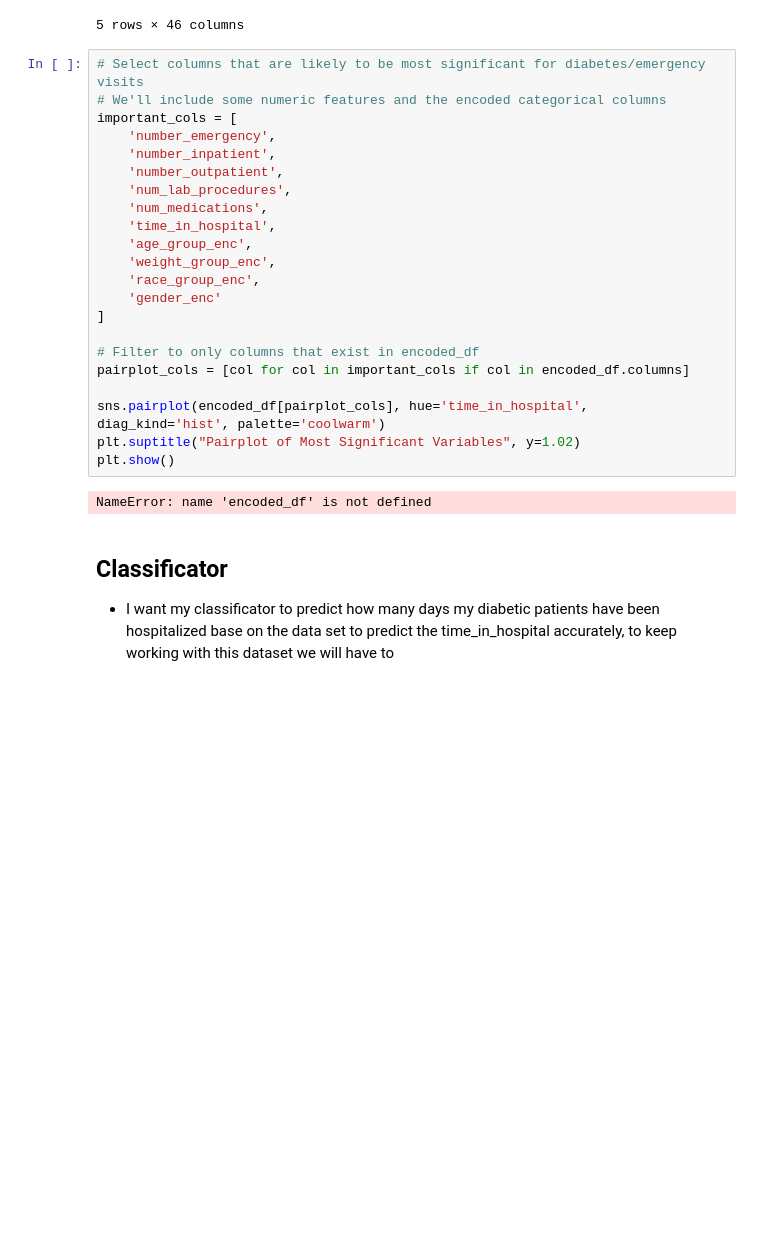
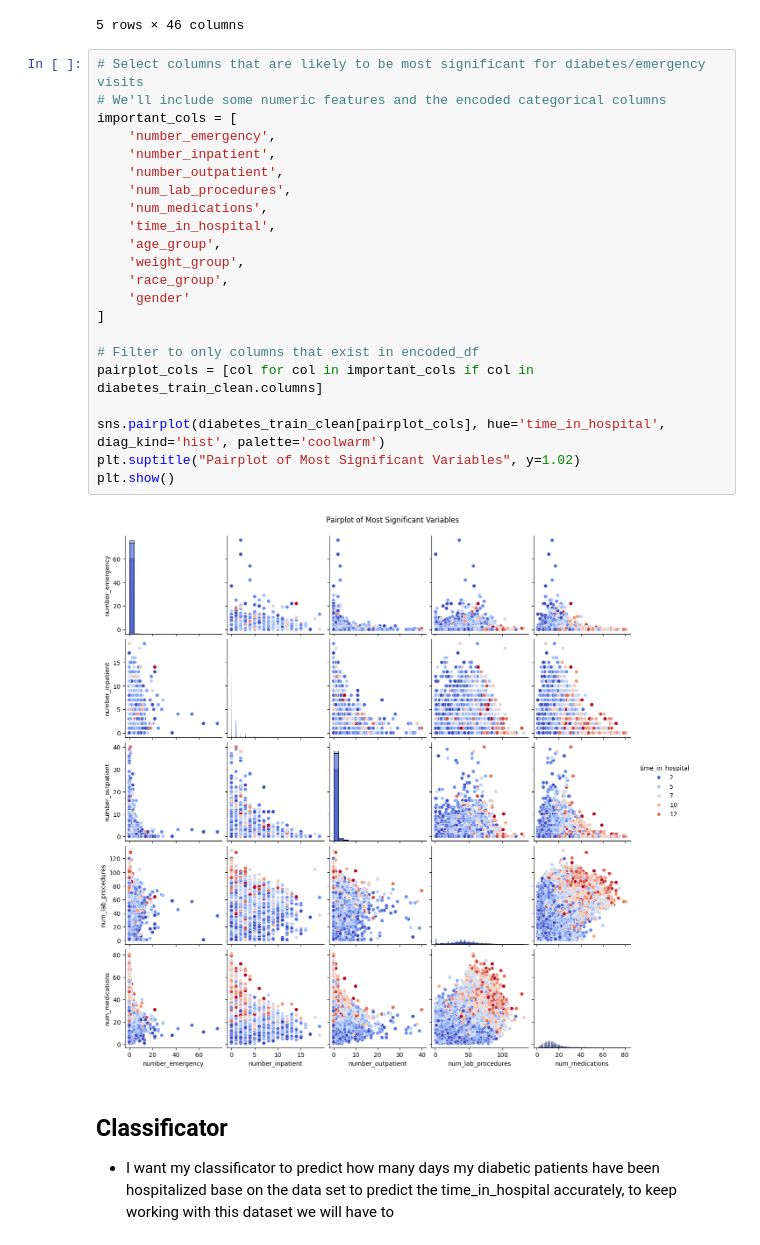
Before and after one commit to odatorres20/Diabetes-M, a Jupyter notebook: data_eval.ipynb, the cells around one changed output. Drawn from its saved outputs; the diff is of its cells as text; blank space fills up the shorter version.

```diff
--- a/data_eval.ipynb
+++ b/data_eval.ipynb
@@ -301,27 +306,27 @@ diabetes_train_clean.head()
 # %%
 # Select columns that are likely to be most significant for diabetes/emergency visits
 # We'll include some numeric features and the encoded categorical columns
 important_cols = [
     'number_emergency',
     'number_inpatient',
     'number_outpatient',
     'num_lab_procedures',
     'num_medications',
     'time_in_hospital',
-    'age_group_enc',
-    'weight_group_enc',
-    'race_group_enc',
-    'gender_enc'
+    'age_group',
+    'weight_group',
+    'race_group',
+    'gender'
 ]
 
 # Filter to only columns that exist in encoded_df
-pairplot_cols = [col for col in important_cols if col in encoded_df.columns]
+pairplot_cols = [col for col in important_cols if col in diabetes_train_clean.columns]
 
-sns.pairplot(encoded_df[pairplot_cols], hue='time_in_hospital', diag_kind='hist', palette='coolwarm')
+sns.pairplot(diabetes_train_clean[pairplot_cols], hue='time_in_hospital', diag_kind='hist', palette='coolwarm')
 plt.suptitle("Pairplot of Most Significant Variables", y=1.02)
 plt.show()
 # %% [output]
-NameError: name 'encoded_df' is not defined
+[figure, added]
 # %% [markdown]
 ## Classificator
 
```
Also changed, not shown: parts of 19 cells of this notebook, 2 other files.
